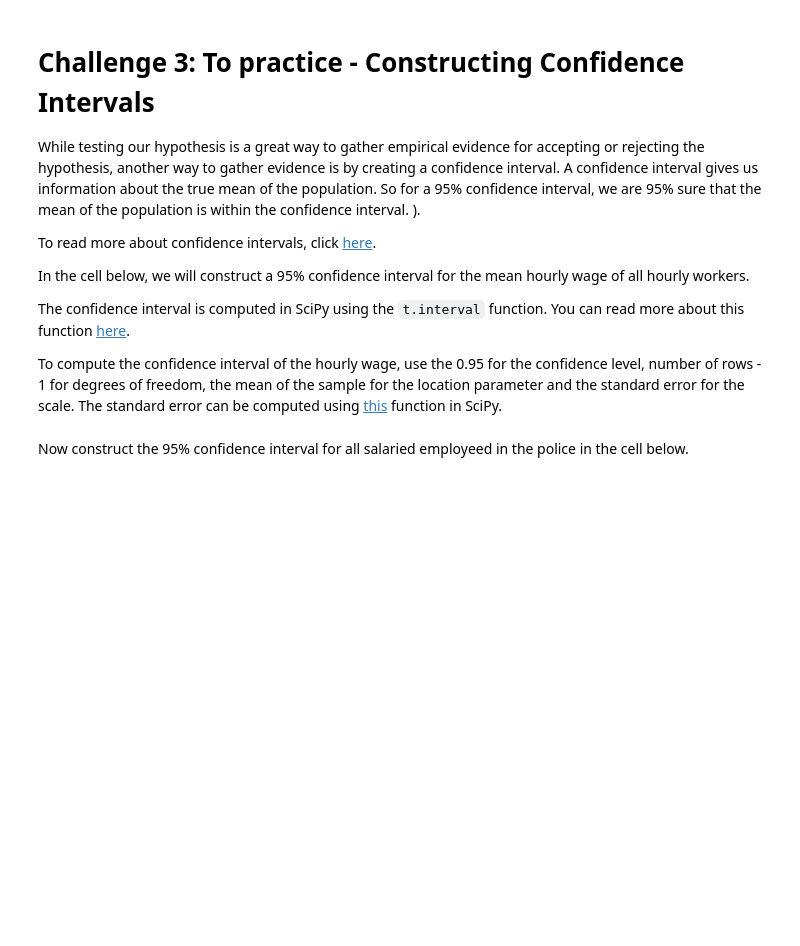
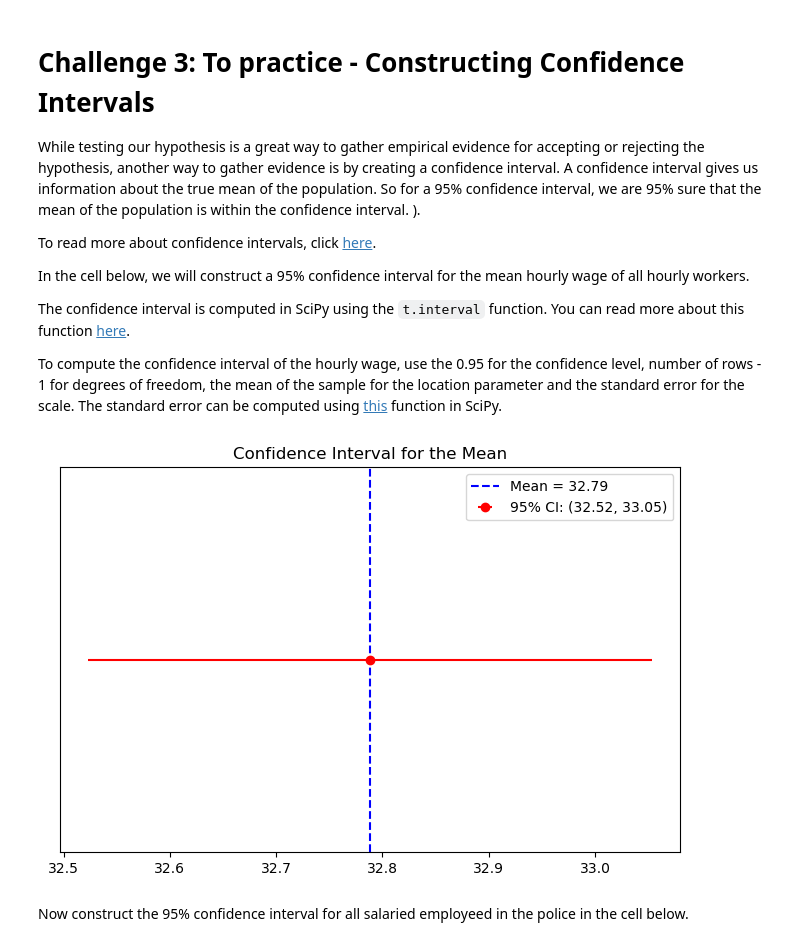
Before and after one commit to Kristinawk/dataptmad0924_labs, a Jupyter notebook: module-2/hypothesis-testing/your-code/main.ipynb, the cells around one changed output. Cells and saved outputs as stored; diff of their text form; code cells hidden in the pictures; blank space fills up the shorter version.

```diff
--- a/module-2/hypothesis-testing/your-code/main.ipynb
+++ b/module-2/hypothesis-testing/your-code/main.ipynb
@@ -264,3 +276,30 @@ To compute the confidence interval of the hourly wage, use the 0.95 for the conf
+# %%
+# Your code here:
+
+# Sample data:
+data = hourly_emp['Hourly Rate']
+
+# Calculate the sample mean and standard error
+mean = hourly_emp['Hourly Rate'].mean()
+std_error = stats.sem(data)
+
+# Confidence Level: 95%
+confidence_level = 0.95
+
+# Calculate the margin of error
+confidence_interval = stats.t.interval(confidence_level, len(data)-1, loc=mean, scale=std_error)
+
+# Plot the results
+plt.figure(figsize=(8, 5))
+plt.errorbar(mean, 0, xerr=[[mean - confidence_interval[0]], [confidence_interval[1] - mean]], fmt='o', color='red', label=f'95% CI: ({confidence_interval[0]:.2f}, {confidence_interval[1]:.2f})')
+
+plt.title('Confidence Interval for the Mean')
+plt.yticks([])  # Hide y-axis ticks
+plt.axvline(mean, color='blue', linestyle='dashed', label=f'Mean = {mean:.2f}')
+plt.legend()
+plt.show()
+# %% [output]
+[figure, added]
 # %% [markdown]
 Now construct the 95% confidence interval for all salaried employeed in the police in the cell below.
 # %%
```
Also changed, not shown: parts of 6 cells of this notebook.
